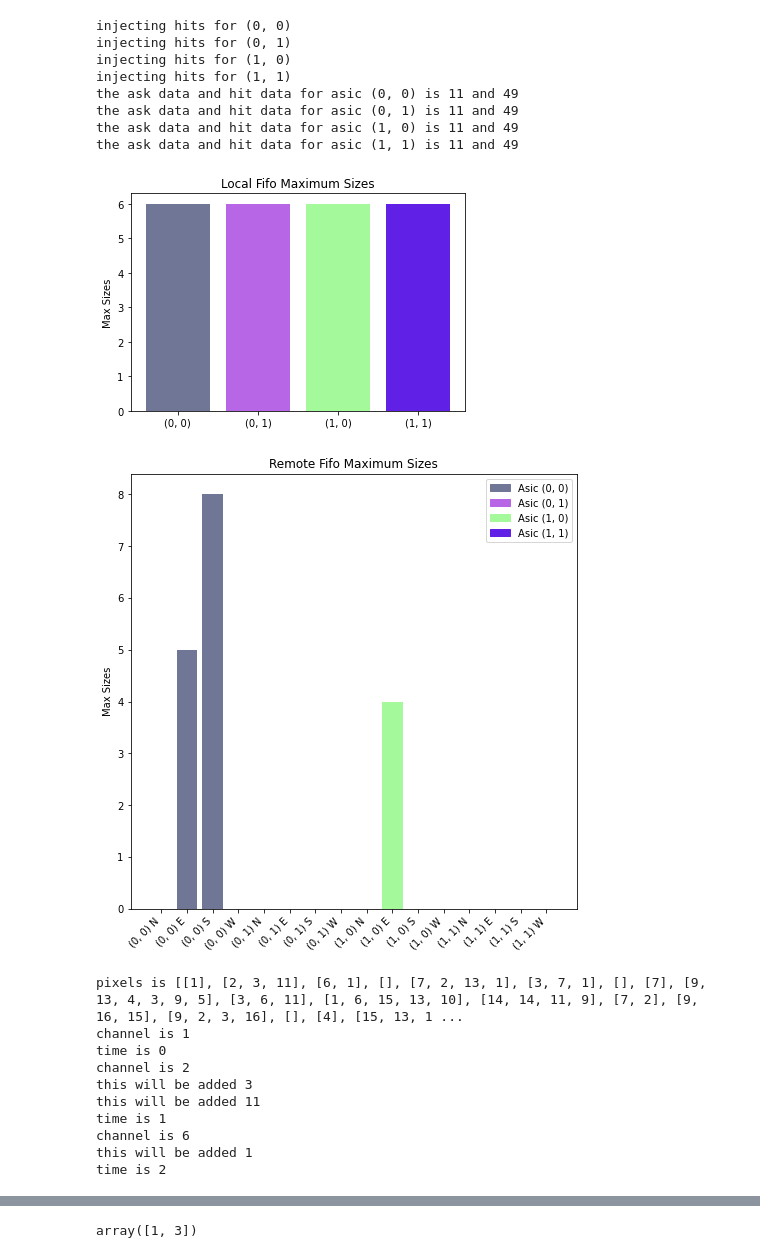
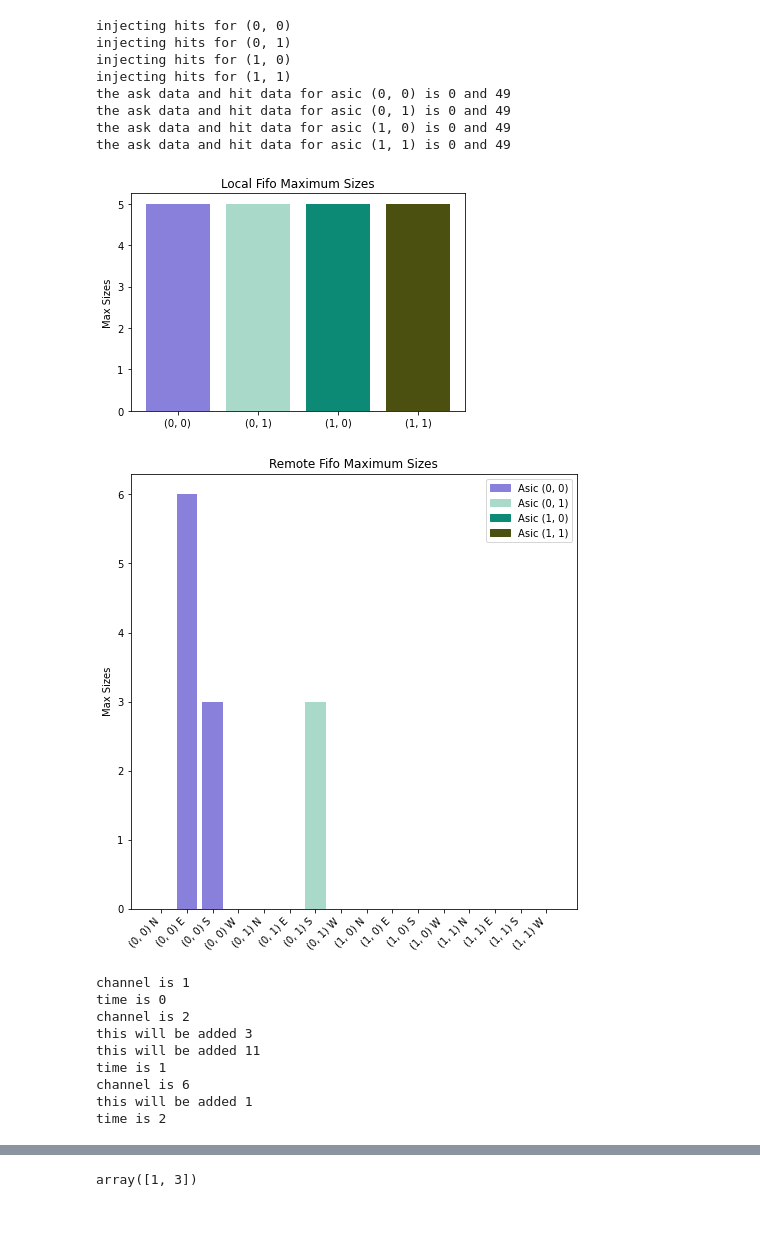
Before and after one commit to vsheb/qpix-digital, a Jupyter notebook: simulation-software/ArrayNotebook.ipynb, the cells around one changed output, grey strips where cells are left out. Saved outputs shown, nothing was run; the diff lists cells and outputs as text; code cells hidden in the pictures; blank space fills up the shorter version.

```diff
--- a/simulation-software/ArrayNotebook.ipynb
+++ b/simulation-software/ArrayNotebook.ipynb
@@ -36,7 +34,6 @@ import random
 import numpy as np
 random.seed(7)
 # investigate why some random seeds allow you to do several calibrations and others dont, maybe it is with the asic oscillation frequency?
-
 
 row = 2
 col = 2
@@ -52,7 +49,7 @@ for number, CalTime in enumerate(CalibrateThroughTimes):
     q.Calibrate(CalTime)
 
     guessFrq = {}
-    for k, v in q._daqNode.askData.items():
+    for k, v in q._daqNode.regData.items():
         asic = k
         daqTicks = []
         asicTicks = []
@@ -123,7 +133,7 @@ for j in range(1000):
     random.seed(random.randint(0, 100000))
     for i in CalTimes:
         q = qparray.QpixAsicArray(row, col, debug = 0., deltaT = 1e-5, timeEpsilon = 2e-6, timeout=2000)
-        q.Interrogate(interval=i, duration=4*i)
+        q.Interrogate(interval=i)
         if q._alert:
             for index, asic in enumerate(q):
                 NonWorkingFreq[step, index] = asic.fOsc
@@ -187,7 +214,7 @@ for tiledim in range(iters):
     for timeout in TimeoutArray:
         timeoutwork=0
         array = qparray.QpixAsicArray(row, col, deltaT=1e-4, timeout=timeout, hitsPerSec=30.)
-        array.Interrogate(interval=.2, duration=.4)
+        array.Interrogate(interval=.2)
         for asic in array:
             for direc in range(4):
                 CurSize = asic._remoteFifos[direc]._curSize
@@ -250,42 +277,42 @@ array = qparray.QpixAsicArray(row, col, deltaT=1e-5,
 
 
 ## setup
 ## inject hits into asics
 times = np.arange(0, 5, 0.1)
 channels = [[1, 7, 8]] * len(times)
 for asic in array:
-    asic._InjectHits(times=times, channels=channels)
+    asic.InjectHits(times=times, channels=channels)
 # asic = array[0][1]
-# asic._InjectHits(times=times, channels=[[1, 2, 13]]*len(times))
+# asic.InjectHits(times=times, channels=[[1, 2, 13]]*len(times))
 
 ## main
 t = 0
 int_frq = 0.5 # look every second
 stop = 5.5  # 100s of data
 while t < stop:
     array.Interrogate(int_frq)
     if array._alert:
         print('timeout time is too short')
     t += int_frq
 
 for asic in array:
     key = f'({asic.row}, {asic.col})'
     print(f'the ask data and hit data for asic {key} is ', end="")
     print(len(array._daqNode.askData[key]), end=" and ")
     print(len(array._daqNode.hitData[key]))
 
-array.MakeFifoBars()
+qparray.MakeFifoBars(array)
 # %% [output]
 injecting hits for (0, 0)
 injecting hits for (0, 1)
 injecting hits for (1, 0)
 injecting hits for (1, 1)
-the ask data and hit data for asic (0, 0) is 11 and 49
-the ask data and hit data for asic (0, 1) is 11 and 49
-the ask data and hit data for asic (1, 0) is 11 and 49
-the ask data and hit data for asic (1, 1) is 11 and 49
+the ask data and hit data for asic (0, 0) is 0 and 49
+the ask data and hit data for asic (0, 1) is 0 and 49
+the ask data and hit data for asic (1, 0) is 0 and 49
+the ask data and hit data for asic (1, 1) is 0 and 49
-[figure, old version]
+[figure, new version]
-[figure, old version]
+[figure, new version]
 # %%
 random.seed(7)
 
@@ -305,7 +332,6 @@ for ch, inTime in zip(pixels, time):
         print(f'this will be added {addThis}')
     print(f'time is {inTime}')
 # %% [output]
-pixels is [[1], [2, 3, 11], [6, 1], [], [7, 2, 13, 1], [3, 7, 1], [], [7], [9, 13, 4, 3, 9, 5], [3, 6, 11], [1, 6, 15, 13, 10], [14, 14, 11, 9], [7, 2], [9, 16, 15], [9, 2, 3, 16], [], [4], [15, 13, 1 ...
 channel is 1
 time is 0
 channel is 2
```
Also changed, not shown: parts of 7 cells of this notebook, 4 other files.
